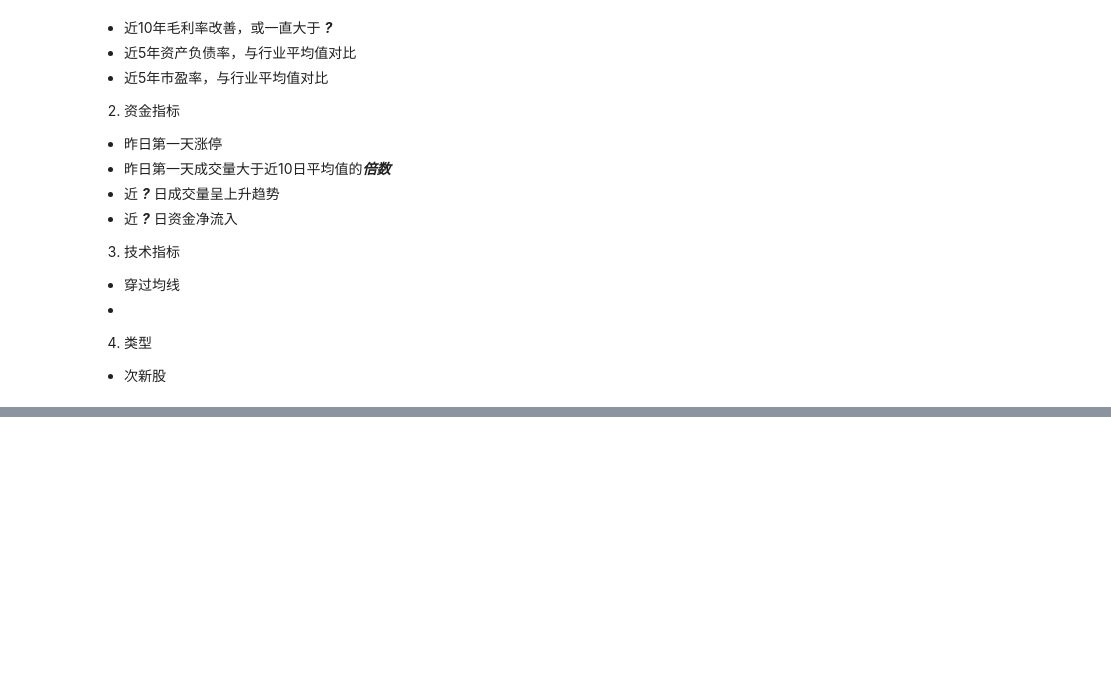
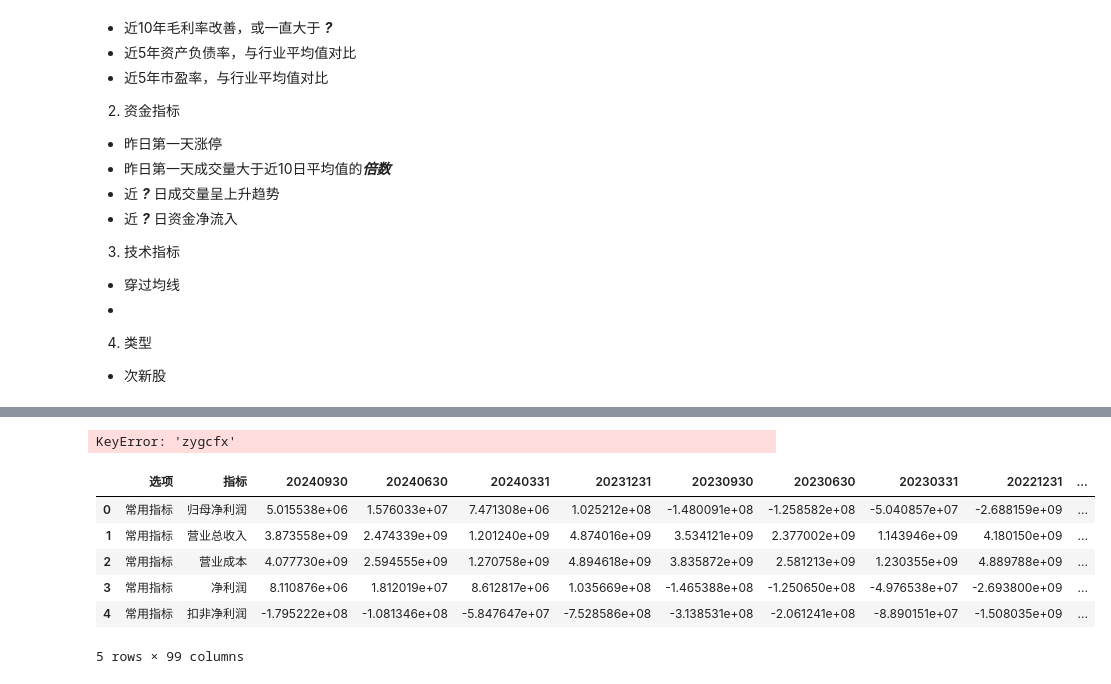
Before and after one commit to ddfightliu/codespaces-jupyter, a Jupyter notebook: notebooks/economy/stocks.ipynb, the cells around one changed output, grey strips where cells are left out. Drawn from its saved outputs; the diff is of its cells as text; code cells hidden in the pictures; blank space fills up the shorter version.

```diff
--- a/notebooks/economy/stocks.ipynb
+++ b/notebooks/economy/stocks.ipynb
@@ -153,3 +284,8 @@ kchart.plot_aks(symbol='000005',period='monthly').render_notebook()
+# %%
+stock_zygc_ym_df = ak.stock_zygc_em(symbol="600519") # 股票主营业务收入明细
+stock_zygc_ym_df.head(5) # 股票主营业务收入明细
+# %% [output]
+KeyError: 'zygcfx'
 # %%
 # functions for stock with its symbol code
 #
@@ -264,0 +380,16 @@ ak.stock_zcfz_em(date="20240331")
+# %%
+symbol='SH600518'
+years=10
+
+income_statement = ak.stock_financial_abstract(symbol=symbol)
+balance_sheet = ak.stock_balance_sheet_by_report_em(symbol=symbol)
+# %%
+income_statement.head(5)
+# %% [output]
+|  | 选项 | 指标 | 20240930 | 20240630 | 20240331 | 20231231 | 20230930 | 20230630 | 20230331 | 20221231 | ... |
+| 0 | 常用指标 | 归母净利润 | 5.015538e+06 | 1.576033e+07 | 7.471308e+06 | 1.025212e+08 | -1.480091e+08 | -1.258582e+08 | -5.040857e+07 | -2.688159e+09 | ... |
+| 1 | 常用指标 | 营业总收入 | 3.873558e+09 | 2.474339e+09 | 1.201240e+09 | 4.874016e+09 | 3.534121e+09 | 2.377002e+09 | 1.143946e+09 | 4.180150e+09 | ... |
+| 2 | 常用指标 | 营业成本 | 4.077730e+09 | 2.594555e+09 | 1.270758e+09 | 4.894618e+09 | 3.835872e+09 | 2.581213e+09 | 1.230355e+09 | 4.889788e+09 | ... |
+| 3 | 常用指标 | 净利润 | 8.110876e+06 | 1.812019e+07 | 8.612817e+06 | 1.035669e+08 | -1.465388e+08 | -1.250650e+08 | -4.976538e+07 | -2.693800e+09 | ... |
+| 4 | 常用指标 | 扣非净利润 | -1.795222e+08 | -1.081346e+08 | -5.847647e+07 | -7.528586e+08 | -3.138531e+08 | -2.061241e+08 | -8.890151e+07 | -1.508035e+09 | ... |
+5 rows × 99 columns
```
Also changed, not shown: parts of 14 cells of this notebook.
